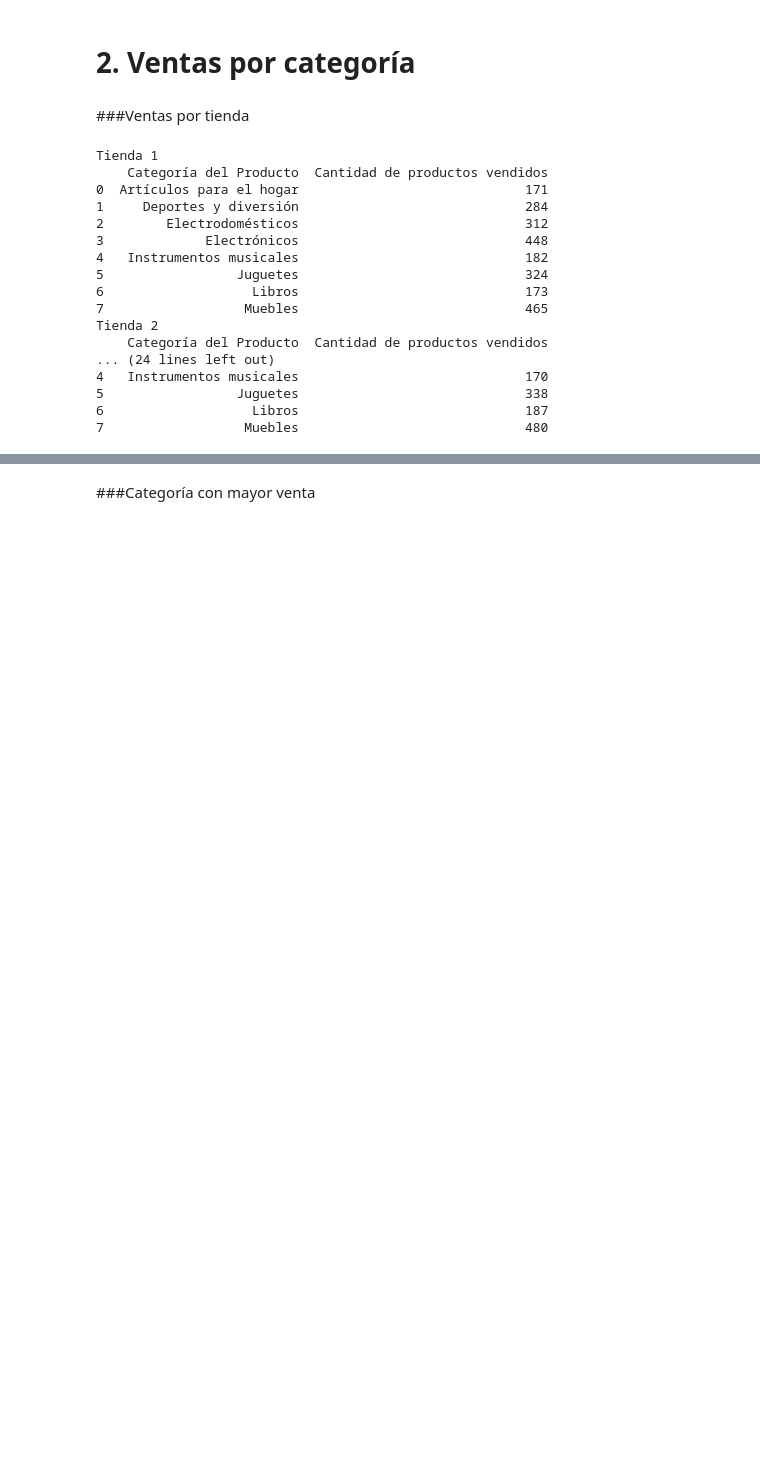
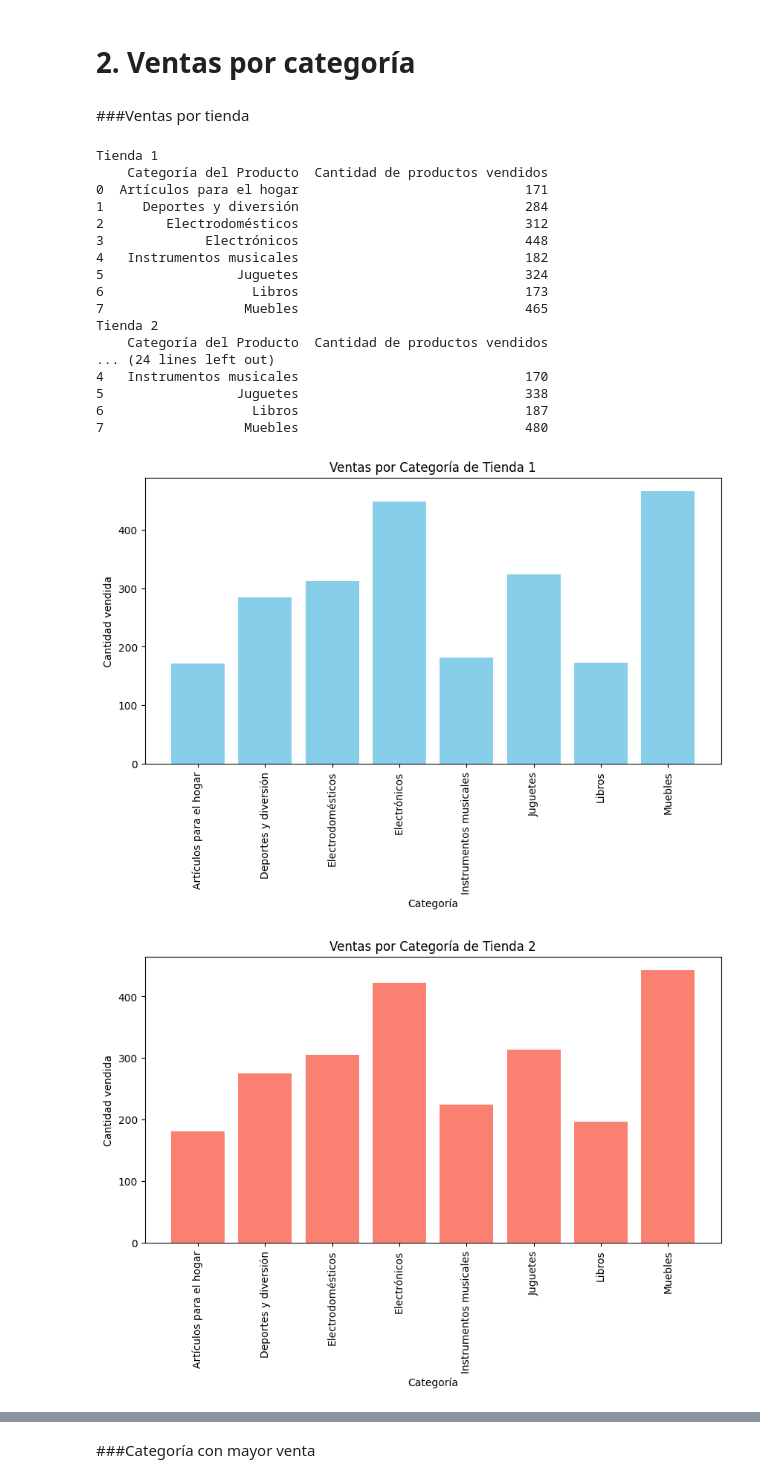
Before and after one commit to abiquintana/challenge1_data_science, a Jupyter notebook: Challenge1.ipynb, the cells around one changed output, grey strips where cells are left out. Drawn from its saved outputs; the diff is of its cells as text; code cells hidden in the pictures; blank space fills up the shorter version.

```diff
--- a/Challenge1.ipynb
+++ b/Challenge1.ipynb
@@ -84,0 +105,14 @@ Tienda 2
+# %%
+colores = ['skyblue', 'salmon', 'lightgreen', 'violet']
+
+for (nombre,df),color in zip(tupla_categorias,colores):
+  plt.figure(figsize=(10, 5))
+  plt.bar(df['Categoría del Producto'],df['Cantidad de productos vendidos'], color=color)
+  plt.xticks(rotation=90)
+  plt.title(f'Ventas por Categoría de {nombre}')
+  plt.xlabel('Categoría')
+  plt.ylabel('Cantidad vendida')
+  plt.show()
+# %% [output]
+[figure, added]
+[figure, added]
```
Also changed, not shown: parts of 16 cells of this notebook.
